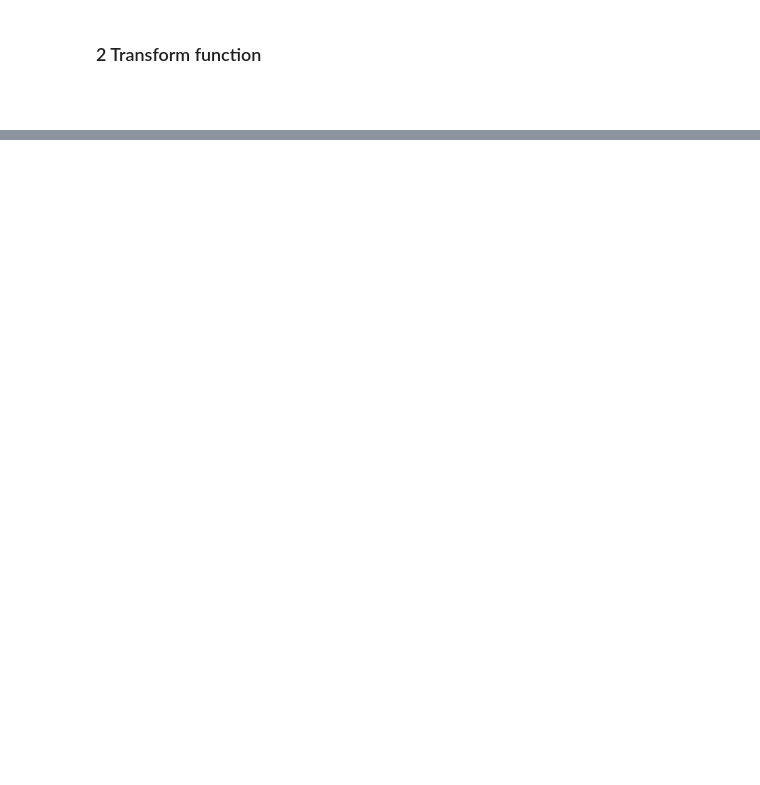
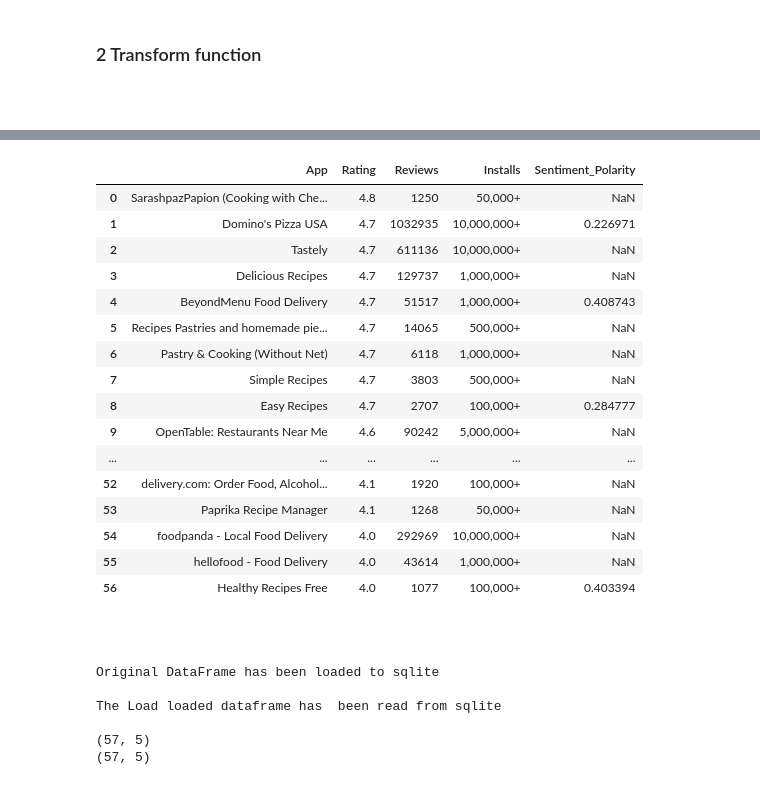
Before and after one commit to topollonaketsana/Coding-Summer-School-CSS, a Jupyter notebook: week 1/data pipelines/pipeline.ipynb, the cells around one changed output, grey strips where cells are left out. Saved outputs shown, nothing was run; the diff lists cells and outputs as text; code cells hidden in the pictures; blank space fills up the shorter version.

```diff
--- a/week 1/data pipelines/pipeline.ipynb
+++ b/week 1/data pipelines/pipeline.ipynb
@@ -318,11 +349,3 @@ reviews_series = apps_with_min_rating['Reviews']
 ### 2 Transform function
 # %% [markdown]
 ####
-# %%
-def transform(Apps, reviews, category, min_rating, min_reviews):
-    ## drop any duplicates from both data frame
-    apps_data2 = apps.drop_duplicates()
-    reviews_data2 = reviews.drop_duplicates()
-
-    ## find all of the apps and reviews in the food and drink category
-    subset_apps = apps_data2.loc[apps_data2['Category'] == category, :]
@@ -328,0 +421,56 @@ def transform(Apps, reviews, category, min_rating, min_reviews):
+# %%
+## show the data
+top_apps_data
+# %% [output]
+|  | App | Rating | Reviews | Installs | Sentiment_Polarity |
+| 0 | SarashpazPapion (Cooking with Che... | 4.8 | 1250 | 50,000+ | NaN |
+| 1 | Domino's Pizza USA | 4.7 | 1032935 | 10,000,000+ | 0.226971 |
+| 2 | Tastely | 4.7 | 611136 | 10,000,000+ | NaN |
+| 3 | Delicious Recipes | 4.7 | 129737 | 1,000,000+ | NaN |
+| 4 | BeyondMenu Food Delivery | 4.7 | 51517 | 1,000,000+ | 0.408743 |
+| 5 | Recipes Pastries and homemade pie... | 4.7 | 14065 | 500,000+ | NaN |
+| 6 | Pastry & Cooking (Without Net) | 4.7 | 6118 | 1,000,000+ | NaN |
+| 7 | Simple Recipes | 4.7 | 3803 | 500,000+ | NaN |
+| 8 | Easy Recipes | 4.7 | 2707 | 100,000+ | 0.284777 |
+| 9 | OpenTable: Restaurants Near Me | 4.6 | 90242 | 5,000,000+ | NaN |
+| ... | ... | ... | ... | ... | ... |
+| 52 | delivery.com: Order Food, Alcohol... | 4.1 | 1920 | 100,000+ | NaN |
+| 53 | Paprika Recipe Manager | 4.1 | 1268 | 50,000+ | NaN |
+| 54 | foodpanda - Local Food Delivery | 4.0 | 292969 | 10,000,000+ | NaN |
+| 55 | hellofood - Food Delivery | 4.0 | 43614 | 1,000,000+ | NaN |
+| 56 | Healthy Recipes Free | 4.0 | 1077 | 100,000+ | 0.403394 |
+# %% [markdown]
+###
+# %%
+def load(dataframe, database_name, table_name):
+
+    ## create a connection object
+    con = sqlite3.connect(database_name)
+
+    ## write the data to the specified table
+    dataframe.to_sql(name= table_name, con= con, if_exists= 'replace', index= False)
+    print('Original DataFrame has been loaded to sqlite\n')
+
+    ## read data and return the result
+    load_dataframe = pd.read_sql(sql= f'SELECT * FROM {table_name}', con= con)
+    print('The Load loaded dataframe has  been read from sqlite\n')
+
+    ## add try/except to handle error handling and assert to check for conditions
+    print(dataframe.shape)
+    print(load_dataframe.shape)
+
+
+
+## call the func
+load(
+    dataframe= top_apps_data,
+    database_name= 'Market_research',
+    table_name= 'top_apps'
+)
+# %% [output]
+Original DataFrame has been loaded to sqlite
+
+The Load loaded dataframe has  been read from sqlite
+
+(57, 5)
+(57, 5)
```
Also changed, not shown: parts of 4 cells of this notebook, 1 other file.
